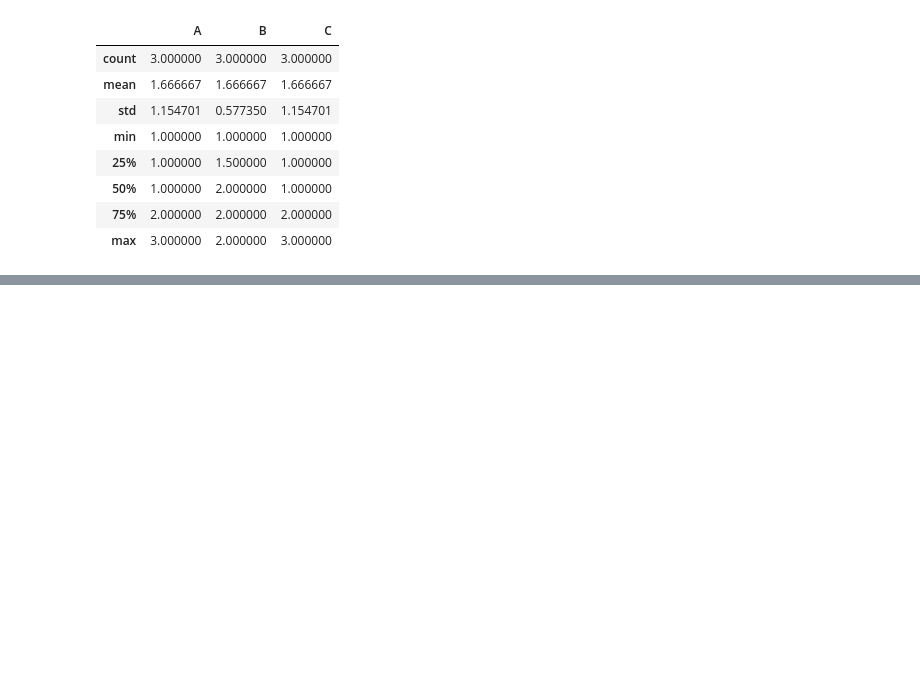
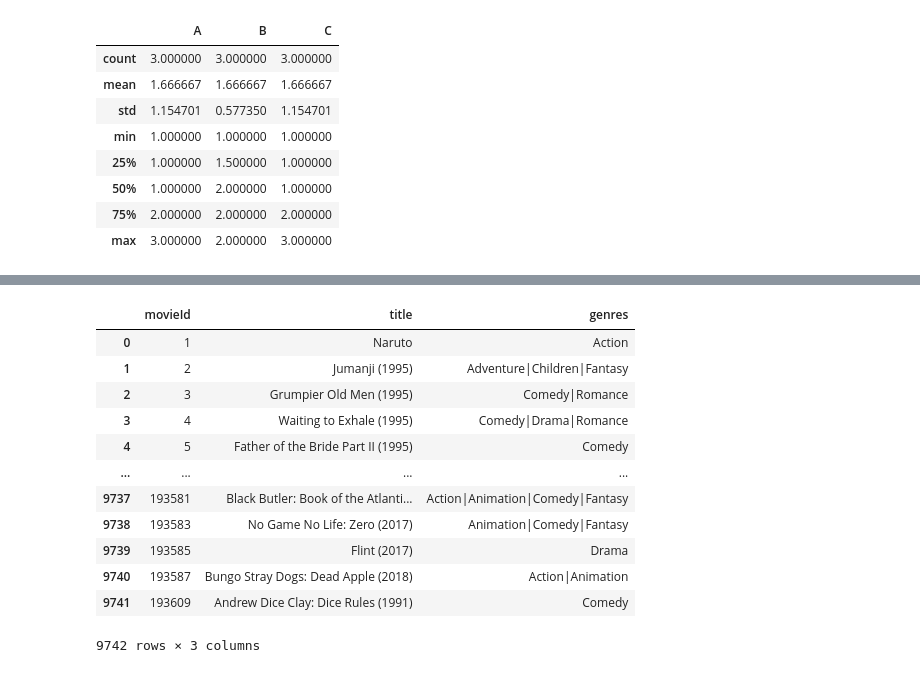
Before and after one commit to Ilies-Bouderba/MoviesRating, a Jupyter notebook: notebooks/01_python_basics.ipynb, the cells around one changed output, grey strips where cells are left out. Saved outputs shown, nothing was run; the diff lists cells and outputs as text; code cells hidden in the pictures; blank space fills up the shorter version.

Commit message:
Update execution counts and references in 01_python_basics notebook; add new movie data processing steps

```diff
--- a/notebooks/01_python_basics.ipynb
+++ b/notebooks/01_python_basics.ipynb
@@ -49,0 +62,2 @@ df.describe()
+# %%
+movies = pd.read_csv('../data/raw/movies.csv')
@@ -49,0 +73,16 @@ df.describe()
+# %%
+movies
+# %% [output]
+|  | movieId | title | genres |
+| 0 | 1 | Naruto | Action |
+| 1 | 2 | Jumanji (1995) | Adventure|Children|Fantasy |
+| 2 | 3 | Grumpier Old Men (1995) | Comedy|Romance |
+| 3 | 4 | Waiting to Exhale (1995) | Comedy|Drama|Romance |
+| 4 | 5 | Father of the Bride Part II (1995) | Comedy |
+| ... | ... | ... | ... |
+| 9737 | 193581 | Black Butler: Book of the Atlanti... | Action|Animation|Comedy|Fantasy |
+| 9738 | 193583 | No Game No Life: Zero (2017) | Animation|Comedy|Fantasy |
+| 9739 | 193585 | Flint (2017) | Drama |
+| 9740 | 193587 | Bungo Stray Dogs: Dead Apple (2018) | Action|Animation |
+| 9741 | 193609 | Andrew Dice Clay: Dice Rules (1991) | Comedy |
+9742 rows × 3 columns
```
Also changed, not shown: parts of 8 cells of this notebook, 1 other file.
